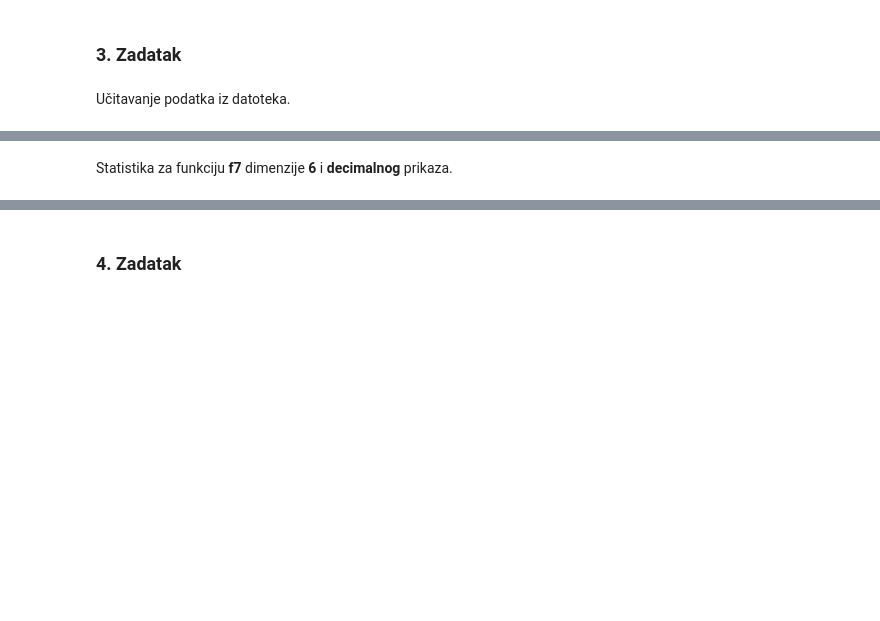
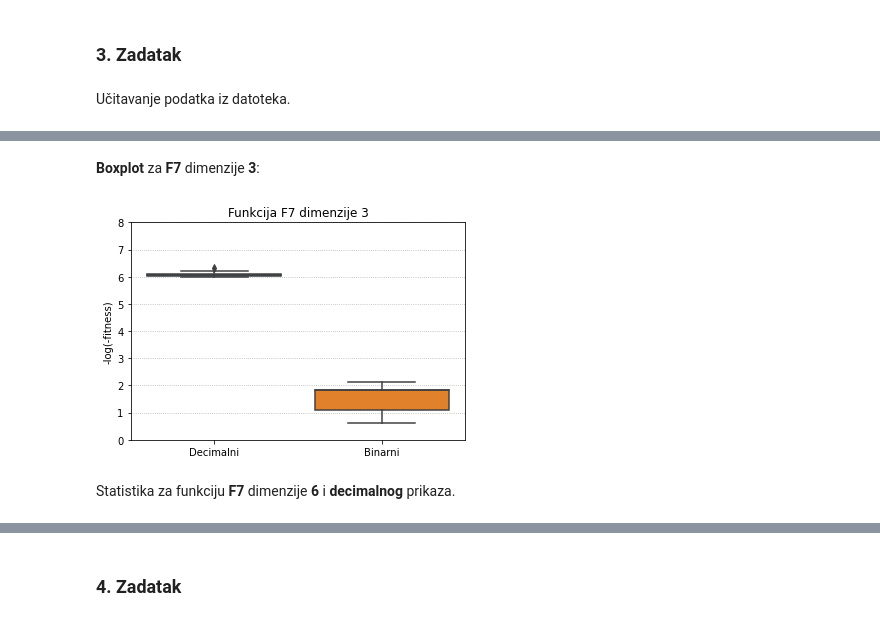
Before and after one commit to dbrcina/APR-FER-2020-21, a Jupyter notebook: dz4/apr_dz4.ipynb, the cells around one changed output, grey strips where cells are left out. Saved outputs shown, nothing was run; the diff lists cells and outputs as text; code cells hidden in the pictures; blank space fills up the shorter version.

```diff
--- a/dz4/apr_dz4.ipynb
+++ b/dz4/apr_dz4.ipynb
@@ -89,6 +119,12 @@ Medijan:            -0.007209012150852522
 Najbolja dobrota:   -0.007209012150852522
+# %% [markdown]
+**Boxplot** za **F7** dimenzije **3**:
+# %%
+make_boxplot(decimal_data=f7d3d, binary_data=f7d3b, title='Funkcija F7 dimenzije 3')
+# %% [output]
+[figure, added]
 # %% [markdown]
-Statistika za funkciju **f7** dimenzije **6** i **decimalnog** prikaza.
+Statistika za funkciju **F7** dimenzije **6** i **decimalnog** prikaza.
 # %%
 statistics(f7d6d)
 # %% [output]
```
Also changed, not shown: parts of 69 cells of this notebook, 29 other files.
